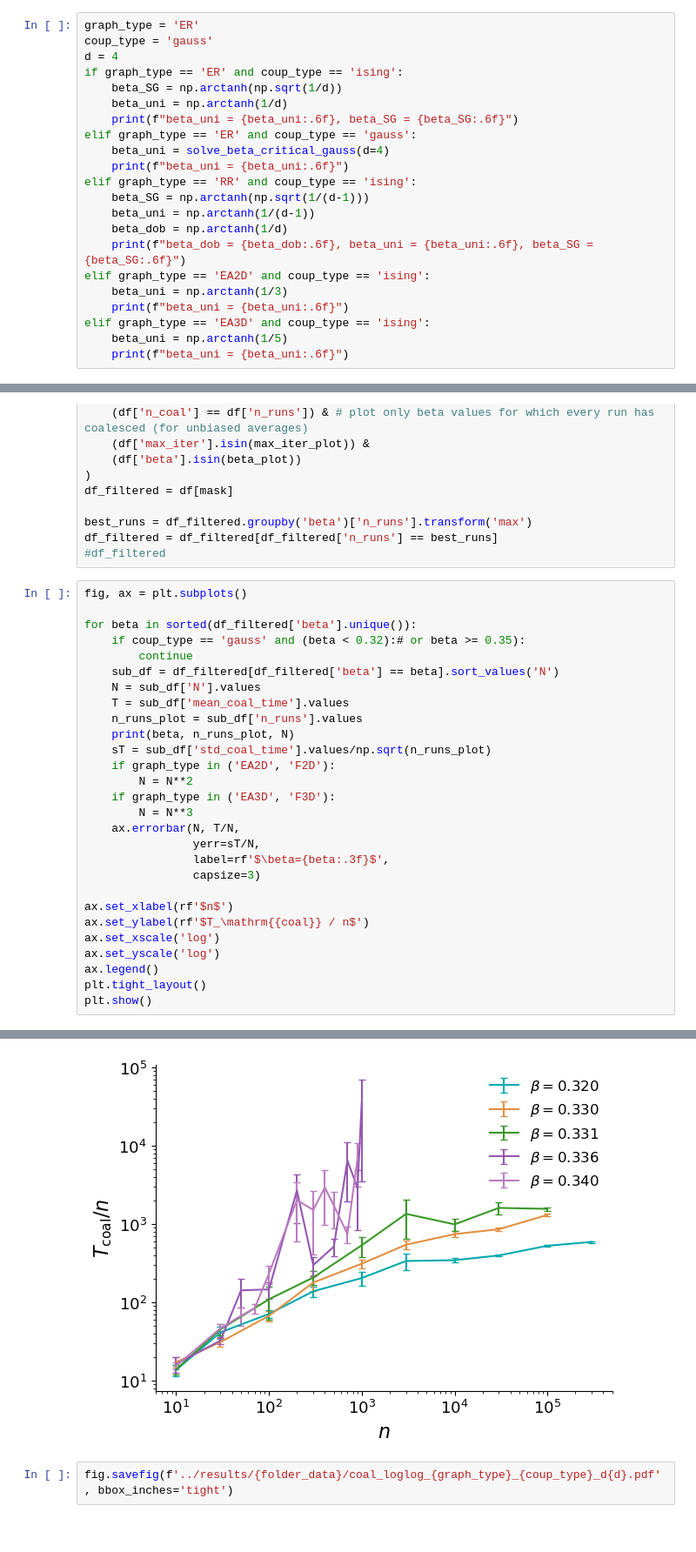
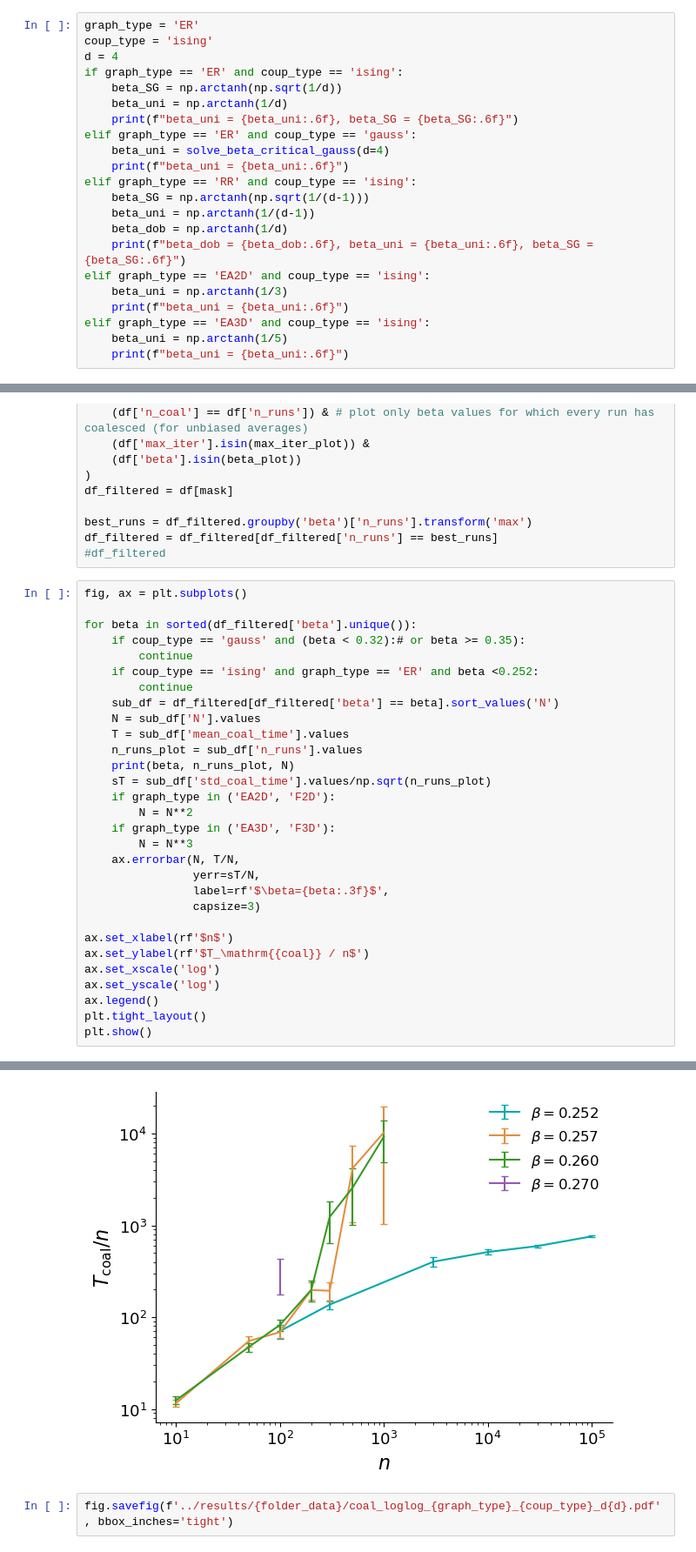
Before and after one commit to LouiseBudzynski/Bounding_Chain_Disordered_Ising_Models, a Jupyter notebook: notebooks/read_coal_time.ipynb, the cells around one changed output, grey strips where cells are left out. Shown at 87% size. Cells and saved outputs as stored; diff of their text form.

Commit message:
plotting

```diff
--- a/notebooks/read_coal_time.ipynb
+++ b/notebooks/read_coal_time.ipynb
@@ -29,7 +29,7 @@ plt.rcParams['legend.fontsize'] = 12
 plt.rcParams['axes.titlesize'] = 16
 # %%
 graph_type = 'ER'
-coup_type = 'gauss'
+coup_type = 'ising'
 d = 4
 if graph_type == 'ER' and coup_type == 'ising':
     beta_SG = np.arctanh(np.sqrt(1/d))
@@ -198,6 +198,8 @@ fig, ax = plt.subplots()
 
 for beta in sorted(df_filtered['beta'].unique()):
     if coup_type == 'gauss' and (beta < 0.32):# or beta >= 0.35):
+        continue
+    if coup_type == 'ising' and graph_type == 'ER' and beta <0.252:
         continue
     sub_df = df_filtered[df_filtered['beta'] == beta].sort_values('N')
     N = sub_df['N'].values
@@ -230,4 +231,4 @@ plt.show()
-[figure, old version]
+[figure, new version]
 # %%
 fig.savefig(f'../results/{folder_data}/coal_loglog_{graph_type}_{coup_type}_d{d}.pdf', bbox_inches='tight')
 # %% [markdown]
```
Also changed, not shown: parts of 11 cells of this notebook.
